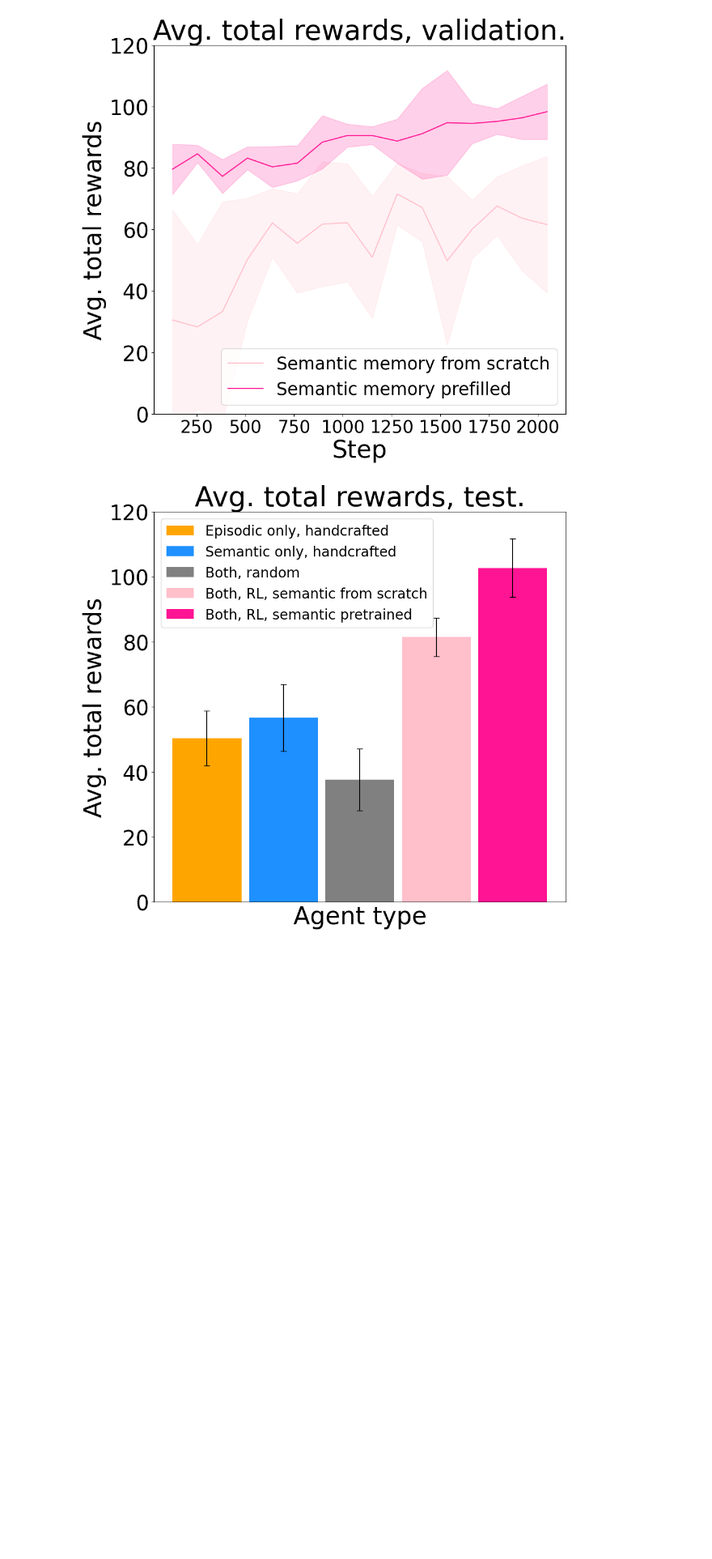
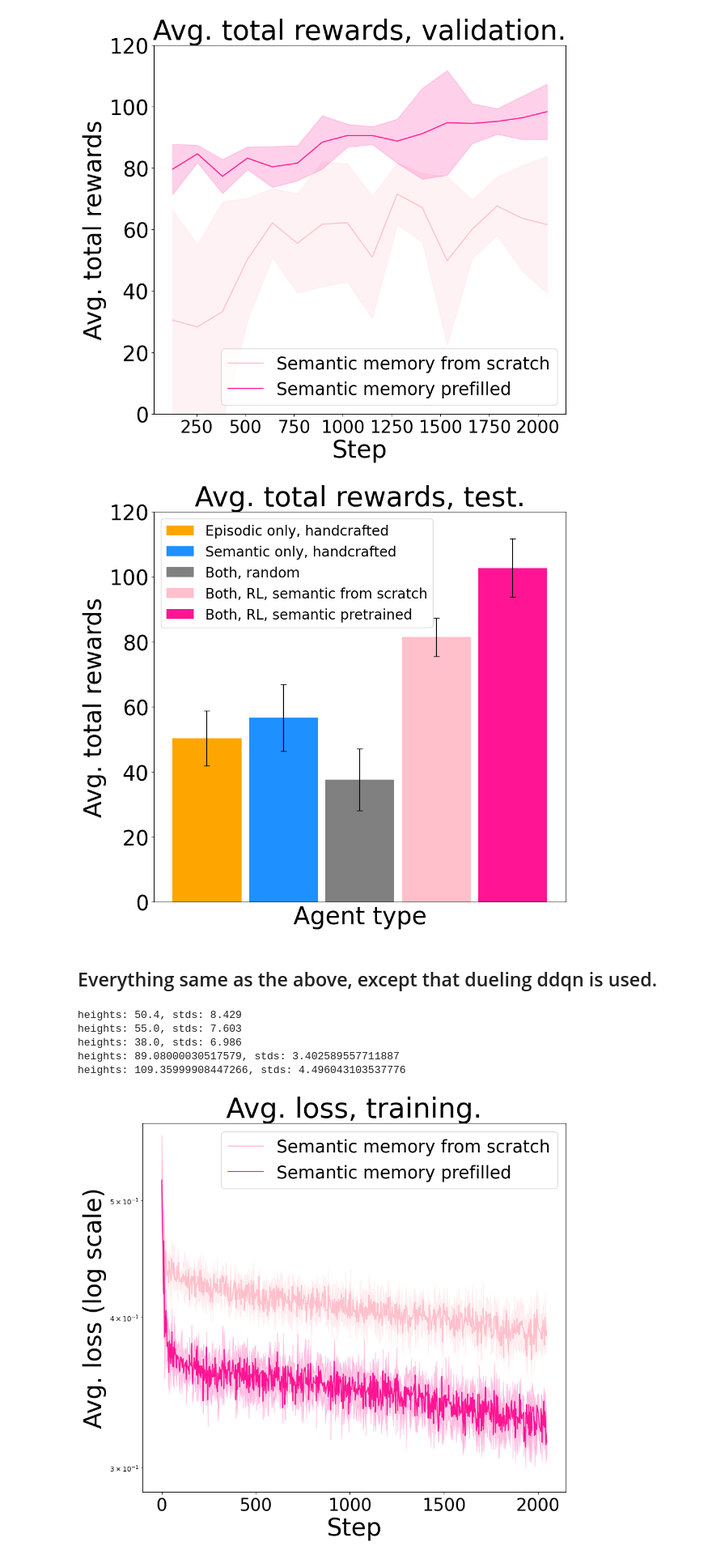
Before and after one commit to rasyus7/explicit-memory-double-dqn, a Jupyter notebook: plot.ipynb, the cells around one changed output. Shown at 81% size. Saved outputs shown, nothing was run; the diff lists cells and outputs as text; code cells hidden in the pictures; blank space fills up the shorter version.

Commit message:
Dueling ddqn done

```diff
--- a/plot.ipynb
+++ b/plot.ipynb
@@ -313,3 +313,69 @@ heights: 102.71999816894531, stds: 8.92421501438912
 [figure]
 [figure]
 [figure]
+# %% [markdown]
+## Everything same as the above, except that dueling ddqn is used.
+# %%
+import warnings
+
+warnings.filterwarnings("ignore", category=DeprecationWarning)
+warnings.filterwarnings("ignore", category=UserWarning)
+warnings.filterwarnings("ignore", category=FutureWarning)
+
+import logging
+
+logging.disable()
+
+from plotting import (
+    plot_training_validation_results,
+    plot_test_results,
+    plot_test_results_all_capacities,
+)
+from utils import read_json
+
+plot_training_validation_results(
+    data_dir="./data/v1-dueling-ddqn/",
+    kind="train_loss",
+    capacity=32,
+    save_dir="./figures/",
+    ymin=None,
+    ymax=None,
+    ylog=True,
+    xlabel="Step",
+    figsize=(10, 10),
+    legend_loc="upper right",
+)
+
+plot_training_validation_results(
+    data_dir="./data/v1-dueling-ddqn/",
+    kind="val_total_reward_mean",
+    capacity=32,
+    save_dir="./figures/",
+    ymin=0,
+    ymax=120,
+    ylog=False,
+    xlabel="Step",
+    figsize=(10, 10),
+    legend_loc="lower right",
+)
+
+plot_test_results(
+    data_dir="./data/v1-dueling-ddqn/",
+    capacity=32,
+    save_dir="./figures/",
+    ymin=0,
+    ymax=120,
+    des_size="l",
+    figsize=(10, 10),
+    legend_loc="upper left",
+    question_prob=1.0,
+    allow_random_human=False,
+    allow_random_question=False,
+)
+# %% [output]
+heights: 50.4, stds: 8.429
+heights: 55.0, stds: 7.603
+heights: 38.0, stds: 6.986
+heights: 89.08000030517579, stds: 3.402589557711887
+heights: 109.35999908447266, stds: 4.496043103537776
+[figure, added]
```
Also changed, not shown: parts of 1 cell of this notebook, 50 other files.
